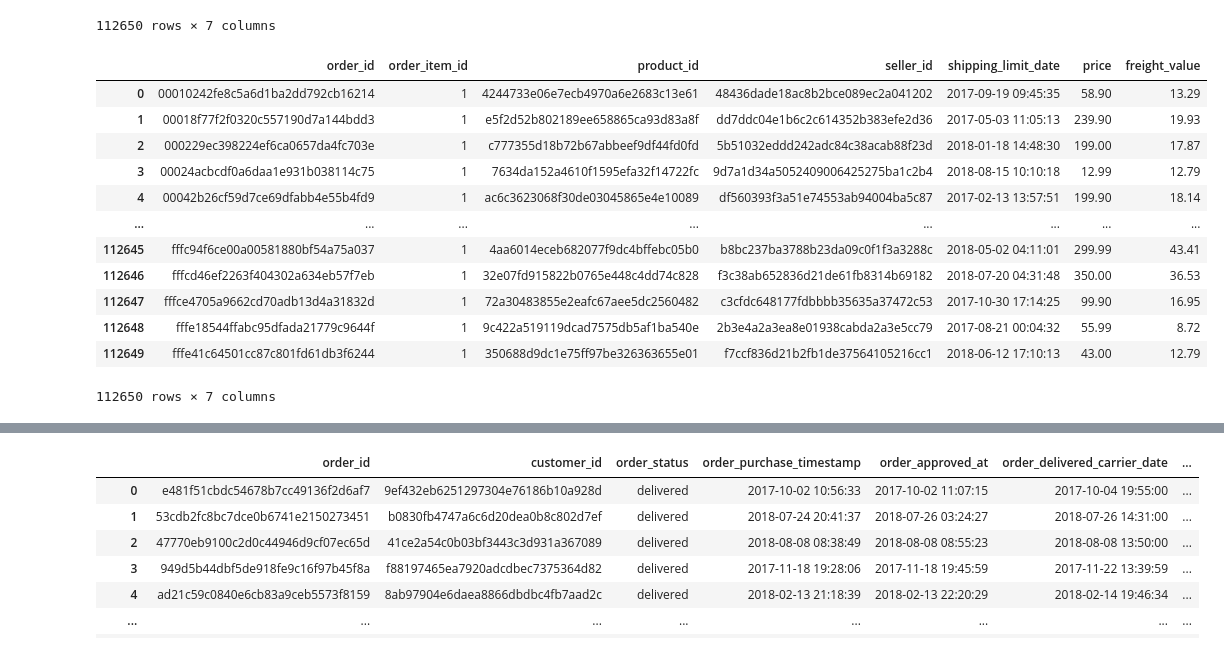
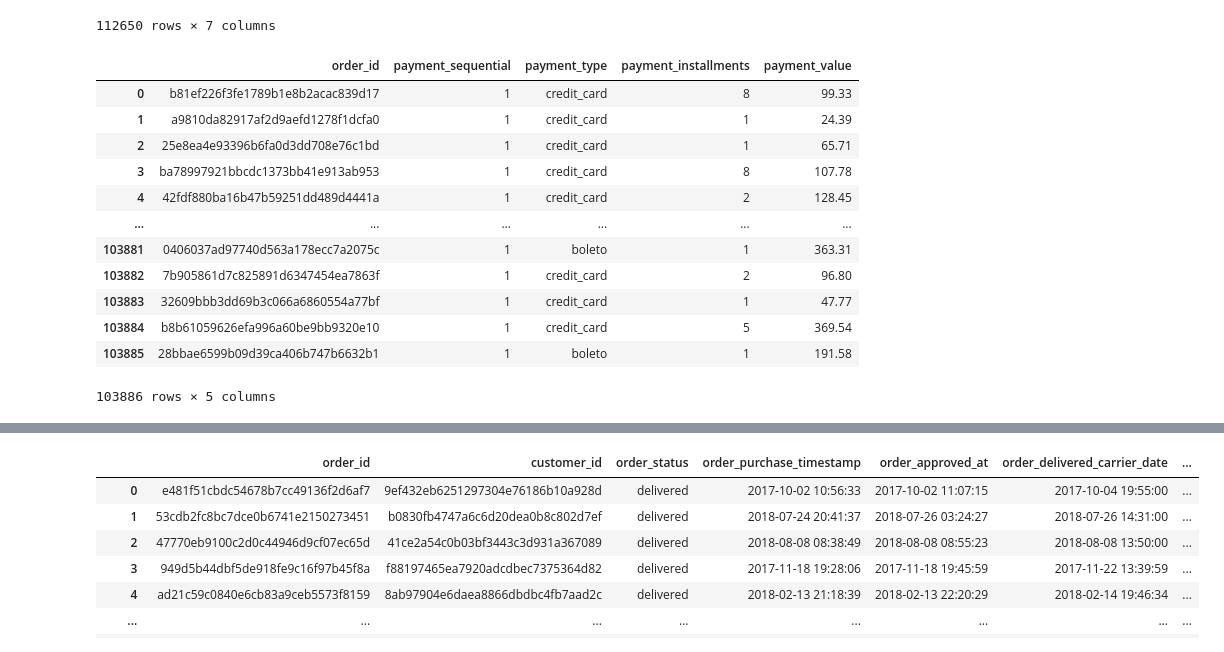
Before and after one commit to ProfDARA/Proyek_Analisis_Data, a Jupyter notebook: Proyek_Analisis_Data.ipynb, the cells around one changed output, grey strips where cells are left out. Saved outputs shown, nothing was run; the diff lists cells and outputs as text; code cells hidden in the pictures.

```diff
--- a/Proyek_Analisis_Data.ipynb
+++ b/Proyek_Analisis_Data.ipynb
@@ -94,26 +107,30 @@ order_items
 112650 rows × 7 columns
 # %%
 # lokasi file dataset order payments
-order_payments_path = 'https://raw.githubusercontent.com/ProfDARA/Proyek_Analisis_Data/refs/heads/master/E-commerce-public-dataset/order_items_dataset.csv'
+# data misal mau dipanggil dari github dihilangkan pagarnya dan dihapus yang lokal
+# order_payments_path = 'https://raw.githubusercontent.com/ProfDARA/Proyek_Analisis_Data/refs/heads/master/E-commerce-public-dataset/order_payments_dataset.csv'
+
+# untuk cek file di lokal sesuai permintaan
+order_payments_path = 'data/order_payments_dataset.csv'
 
 # memasukkan dataset ke dalam variabel
 order_payments = pd.read_csv(order_payments_path)
 
 # menampilkan dataset
 order_payments
 # %% [output]
-|  | order_id | order_item_id | product_id | seller_id | shipping_limit_date | price | freight_value |
-| 0 | 00010242fe8c5a6d1ba2dd792cb16214 | 1 | 4244733e06e7ecb4970a6e2683c13e61 | 48436dade18ac8b2bce089ec2a041202 | 2017-09-19 09:45:35 | 58.90 | 13.29 |
-| 1 | 00018f77f2f0320c557190d7a144bdd3 | 1 | e5f2d52b802189ee658865ca93d83a8f | dd7ddc04e1b6c2c614352b383efe2d36 | 2017-05-03 11:05:13 | 239.90 | 19.93 |
-| 2 | 000229ec398224ef6ca0657da4fc703e | 1 | c777355d18b72b67abbeef9df44fd0fd | 5b51032eddd242adc84c38acab88f23d | 2018-01-18 14:48:30 | 199.00 | 17.87 |
-| 3 | 00024acbcdf0a6daa1e931b038114c75 | 1 | 7634da152a4610f1595efa32f14722fc | 9d7a1d34a5052409006425275ba1c2b4 | 2018-08-15 10:10:18 | 12.99 | 12.79 |
-| 4 | 00042b26cf59d7ce69dfabb4e55b4fd9 | 1 | ac6c3623068f30de03045865e4e10089 | df560393f3a51e74553ab94004ba5c87 | 2017-02-13 13:57:51 | 199.90 | 18.14 |
-| ... | ... | ... | ... | ... | ... | ... | ... |
-| 112645 | fffc94f6ce00a00581880bf54a75a037 | 1 | 4aa6014eceb682077f9dc4bffebc05b0 | b8bc237ba3788b23da09c0f1f3a3288c | 2018-05-02 04:11:01 | 299.99 | 43.41 |
-| 112646 | fffcd46ef2263f404302a634eb57f7eb | 1 | 32e07fd915822b0765e448c4dd74c828 | f3c38ab652836d21de61fb8314b69182 | 2018-07-20 04:31:48 | 350.00 | 36.53 |
-| 112647 | fffce4705a9662cd70adb13d4a31832d | 1 | 72a30483855e2eafc67aee5dc2560482 | c3cfdc648177fdbbbb35635a37472c53 | 2017-10-30 17:14:25 | 99.90 | 16.95 |
-| 112648 | fffe18544ffabc95dfada21779c9644f | 1 | 9c422a519119dcad7575db5af1ba540e | 2b3e4a2a3ea8e01938cabda2a3e5cc79 | 2017-08-21 00:04:32 | 55.99 | 8.72 |
-| 112649 | fffe41c64501cc87c801fd61db3f6244 | 1 | 350688d9dc1e75ff97be326363655e01 | f7ccf836d21b2fb1de37564105216cc1 | 2018-06-12 17:10:13 | 43.00 | 12.79 |
+|  | order_id | payment_sequential | payment_type | payment_installments | payment_value |
+| 0 | b81ef226f3fe1789b1e8b2acac839d17 | 1 | credit_card | 8 | 99.33 |
+| 1 | a9810da82917af2d9aefd1278f1dcfa0 | 1 | credit_card | 1 | 24.39 |
+| 2 | 25e8ea4e93396b6fa0d3dd708e76c1bd | 1 | credit_card | 1 | 65.71 |
+| 3 | ba78997921bbcdc1373bb41e913ab953 | 1 | credit_card | 8 | 107.78 |
+| 4 | 42fdf880ba16b47b59251dd489d4441a | 1 | credit_card | 2 | 128.45 |
+| ... | ... | ... | ... | ... | ... |
+| 103881 | 0406037ad97740d563a178ecc7a2075c | 1 | boleto | 1 | 363.31 |
+| 103882 | 7b905861d7c825891d6347454ea7863f | 1 | credit_card | 2 | 96.80 |
+| 103883 | 32609bbb3dd69b3c066a6860554a77bf | 1 | credit_card | 1 | 47.77 |
+| 103884 | b8b61059626efa996a60be9bb9320e10 | 1 | credit_card | 5 | 369.54 |
+| 103885 | 28bbae6599b09d39ca406b747b6632b1 | 1 | boleto | 1 | 191.58 |
-112650 rows × 7 columns
+103886 rows × 5 columns
 # %%
 # lokasi file dataset order review
```
Also changed, not shown: parts of 21 cells of this notebook, 29 other files.
